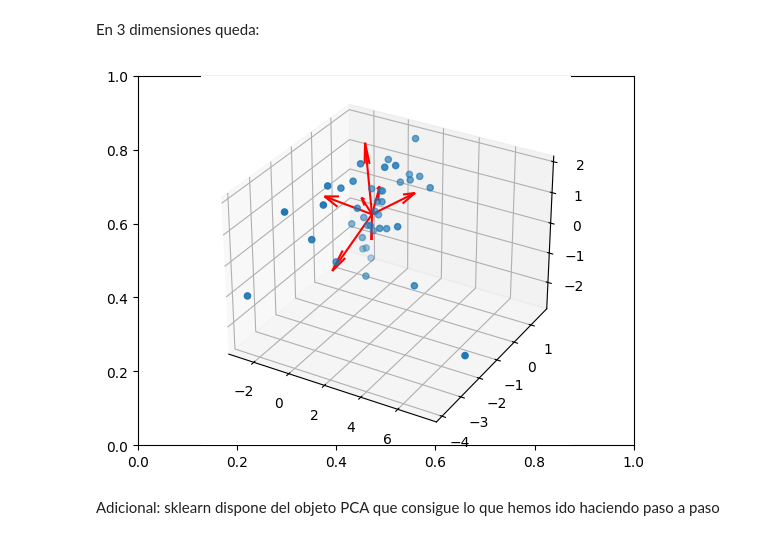
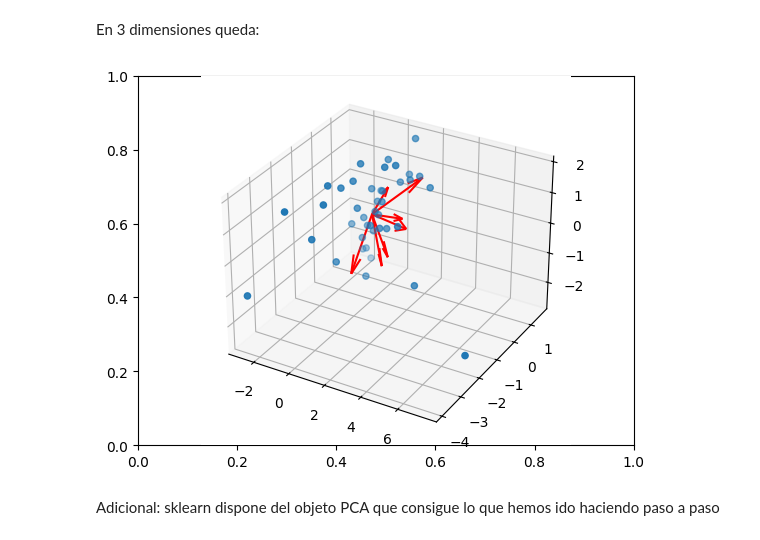
Before and after one commit to Alf-caput/P1_MineriaDeDatos, a Jupyter notebook: P3_ReduccionDimensionalidad/P3_ReduccionDimensionalidad.ipynb, the cells around one changed output. Cells and saved outputs as stored; diff of their text form; code cells hidden in the pictures.

```diff
--- a/P3_ReduccionDimensionalidad/P3_ReduccionDimensionalidad.ipynb
+++ b/P3_ReduccionDimensionalidad/P3_ReduccionDimensionalidad.ipynb
@@ -365,13 +365,13 @@ En 3 dimensiones queda:
 # %%
 fig, ax = plt.subplots()
 ax = plt.subplot(projection='3d')
 ax.scatter(df_pca['PC1'], df_pca['PC2'], df_pca['PC3'])
 for i, variable in enumerate(df_std.columns):
     x, y, z = np.zeros(3)
-    u, v, w = eigenvectors[:3, i] * 3
+    u, v, w = eigenvectors[i, :3] * 3
     plt.quiver(x, y, z, u, v, w, color='r')
 # %% [output]
-[figure, old version]
+[figure, new version]
 # %% [markdown]
 Adicional: sklearn dispone del objeto PCA que consigue lo que hemos ido haciendo paso a paso
 # %%
```
